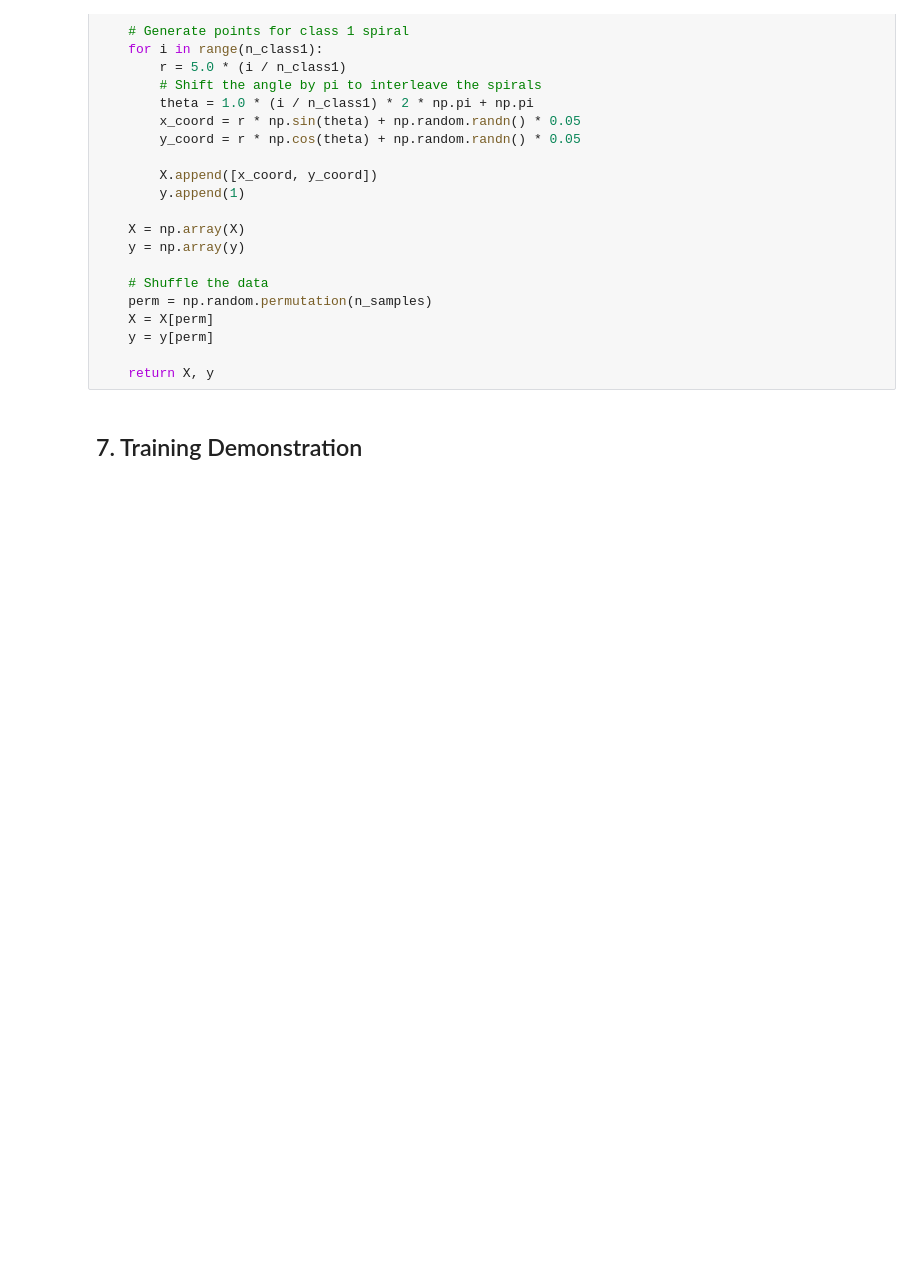
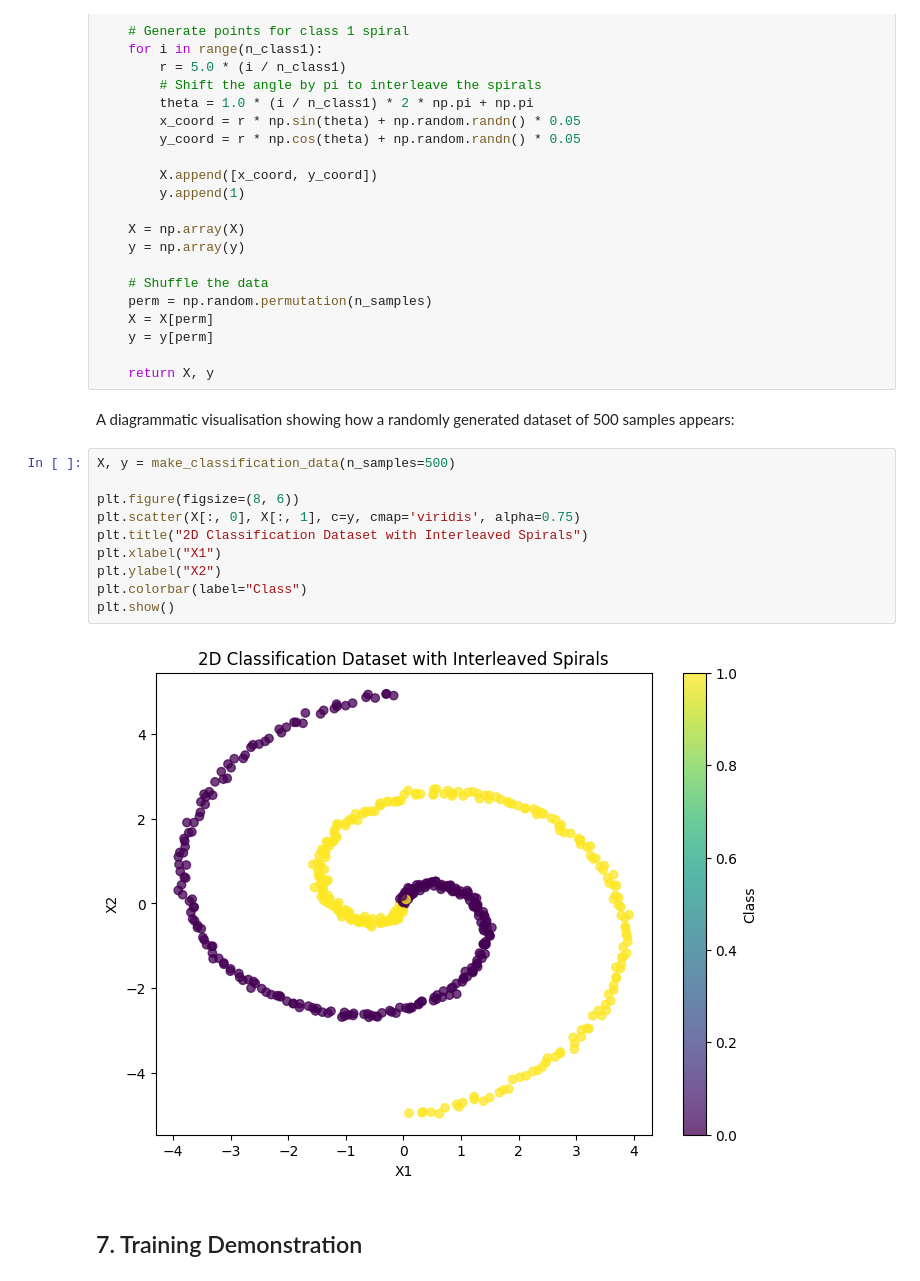
Before and after one commit to NomadicSasquatch/Feedforward-Neural-Network, a Jupyter notebook: feedforward_nn_scratch.ipynb, the cells around one changed output. Drawn from its saved outputs; the diff is of its cells as text; blank space fills up the shorter version.

Commit message:
Chore: Added visuals for dataset

```diff
--- a/feedforward_nn_scratch.ipynb
+++ b/feedforward_nn_scratch.ipynb
@@ -553,6 +553,20 @@ def make_classification_data(n_samples=200, seed=42):
     y = y[perm]
 
     return X, y
+# %% [markdown]
+A diagrammatic visualisation showing how a randomly generated dataset of 500 samples appears:
+# %%
+X, y = make_classification_data(n_samples=500)
+
+plt.figure(figsize=(8, 6))
+plt.scatter(X[:, 0], X[:, 1], c=y, cmap='viridis', alpha=0.75)
+plt.title("2D Classification Dataset with Interleaved Spirals")
+plt.xlabel("X1")
+plt.ylabel("X2")
+plt.colorbar(label="Class")
+plt.show()
+# %% [output]
+[figure, added]
 # %% [markdown]
 ## 7. Training Demonstration
 # %% [markdown]
```
